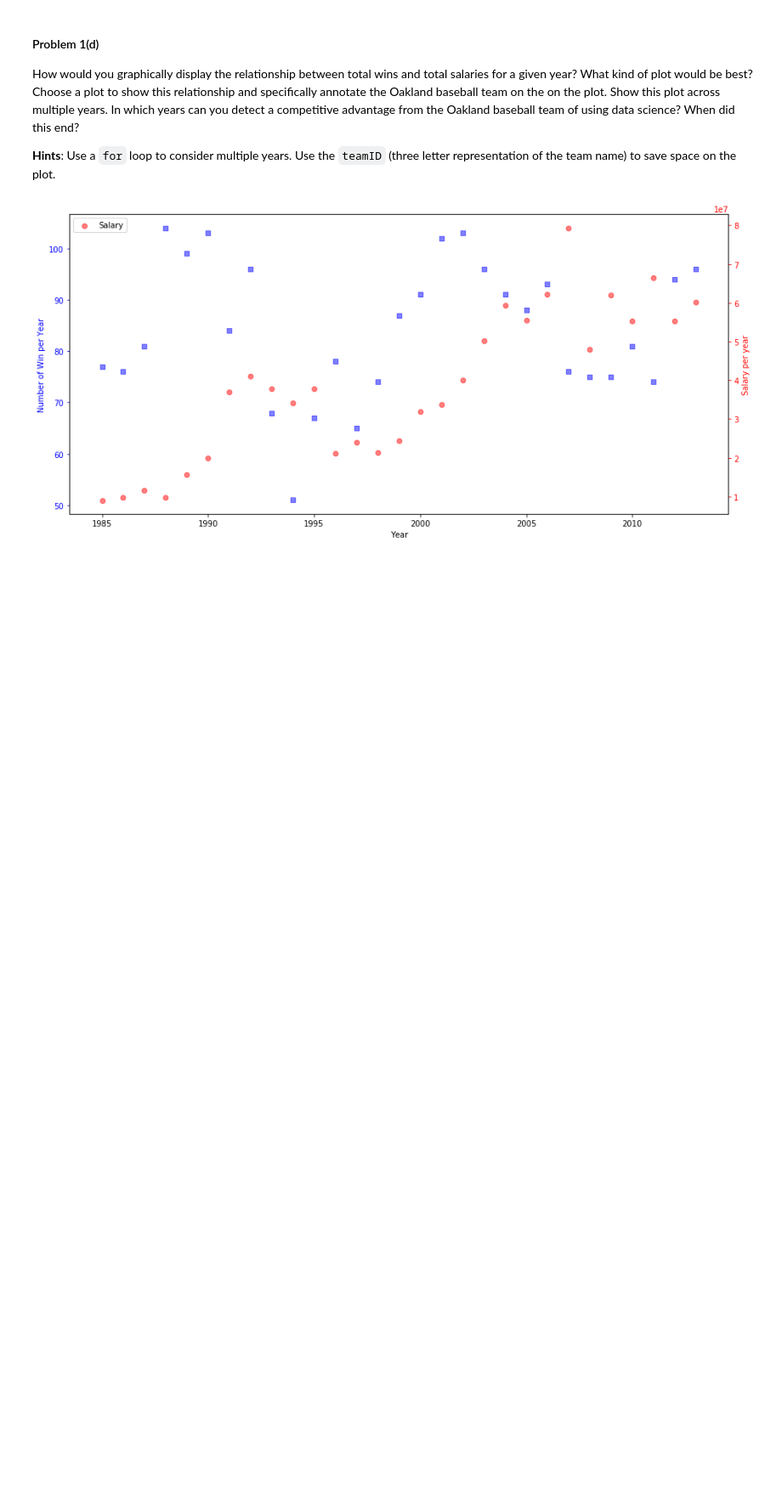
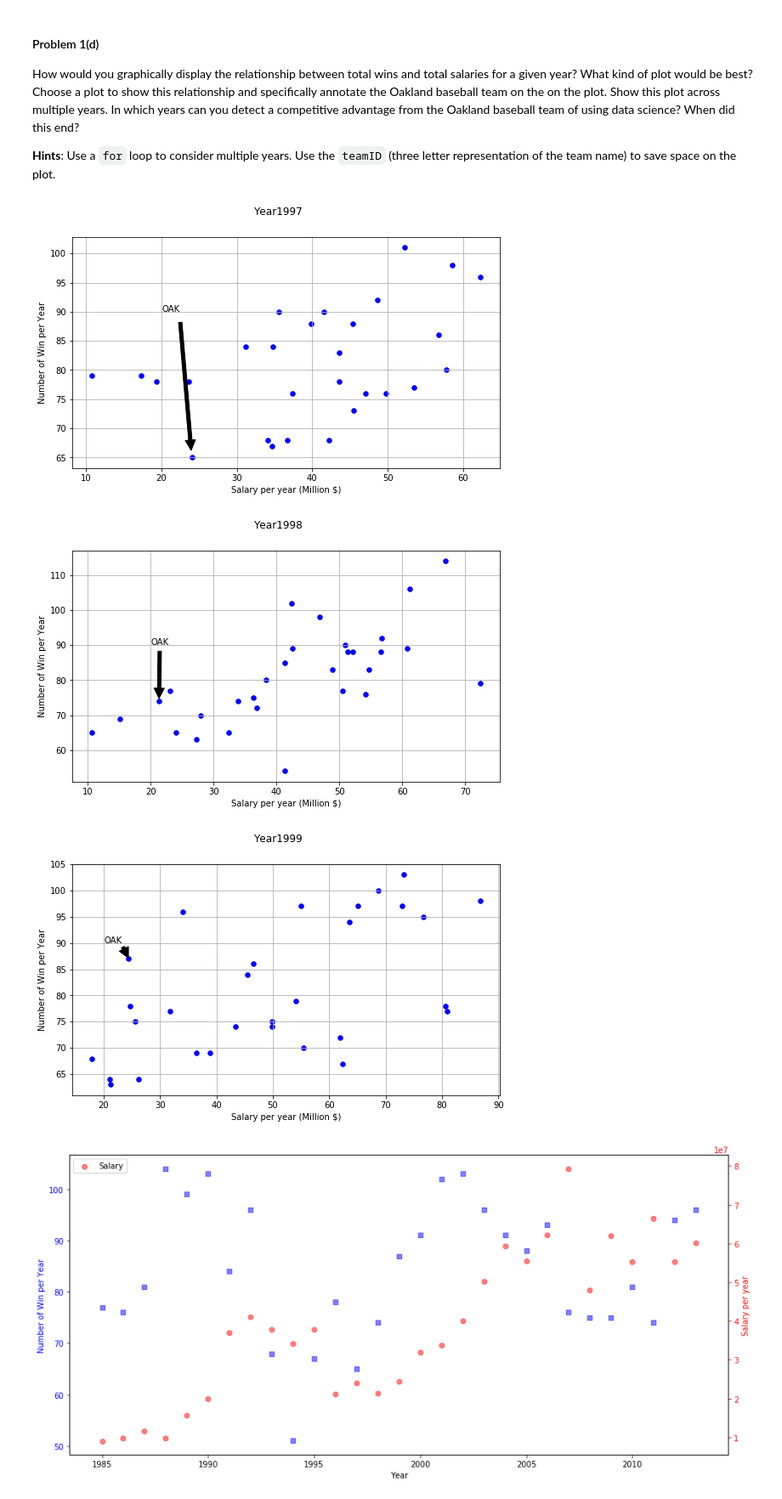
Before and after one commit to Theerit/2014, a Jupyter notebook: homework/HW1.ipynb, the cells around one changed output. Shown at 85% size. Saved outputs shown, nothing was run; the diff lists cells and outputs as text; code cells hidden in the pictures; blank space fills up the shorter version.

```diff
--- a/homework/HW1.ipynb
+++ b/homework/HW1.ipynb
@@ -113,20 +136,24 @@ git push
 # %%
 #your code here
 
-for y in summary.yearID:
+for y in summary.yearID[:3]:
     fig,ax = plt.subplots(figsize=(9,5))
     X = summary.salary[summary.yearID==y]/(10**6)
     Y = summary.W[summary.yearID==y]
     fig.suptitle('Year'+str(y))
     ax.scatter(X,Y,alpha=1,s=30,c='blue',marker='o')
     ax.set_ylabel('Number of Win per Year')
     ax.set_xlabel('Salary per year (Million $)')
     ax.grid(True)
 
     ax.annotate('OAK', xy=(summary.salary[(summary.teamID=='OAK')&(summary.yearID==y)]/(10**6), summary.W[(summary.teamID=='OAK')&(summary.yearID==y)]),
-                xytext=(-20,20),
+                xytext=(20,90),
                 arrowprops=dict(facecolor='black', shrink=0.05),
                 )
+# %% [output]
+[figure, added]
+[figure, added]
+[figure, added]
 # %%
 #your code here
 #plt.scatter(summary.yearID[summary.teamID =='OAK'],summary.W[summary.teamID =='OAK'])
```
Also changed, not shown: parts of 4 cells of this notebook.
